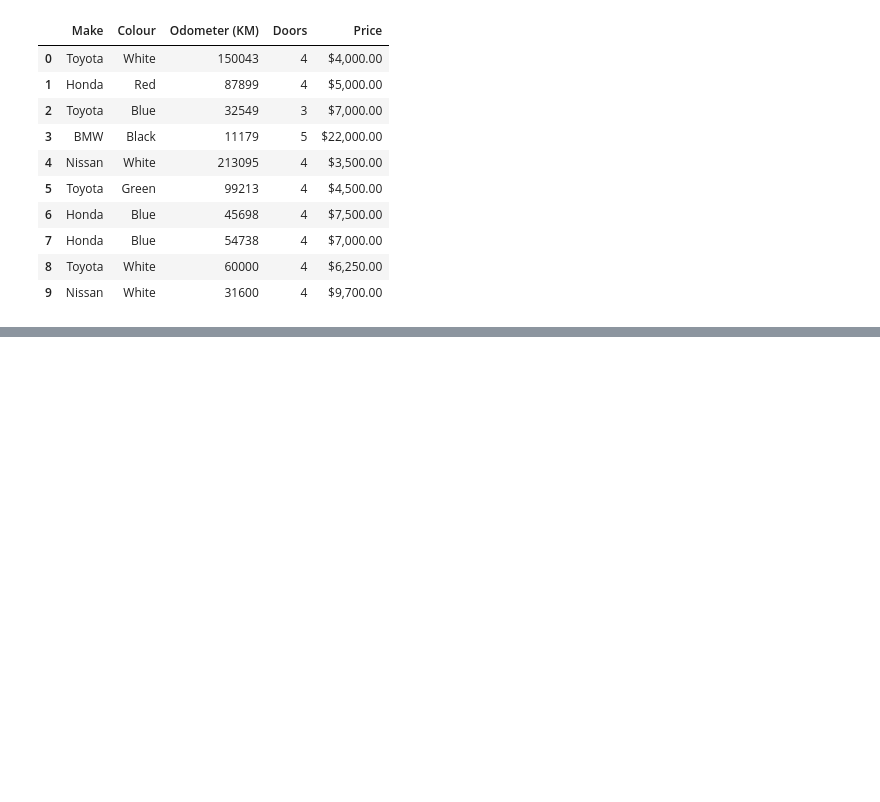
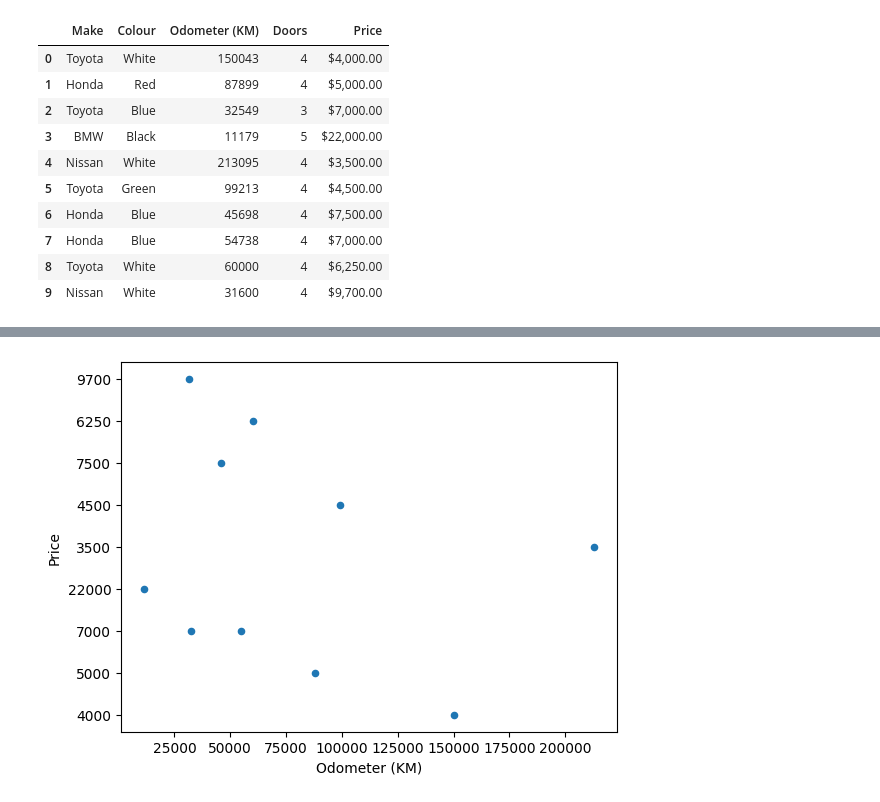
Before and after one commit to danhenriquex/Learning_Data_Science, a Jupyter notebook: matplotlib/Matplotlib.ipynb, the cells around one changed output, grey strips where cells are left out. Cells and saved outputs as stored; diff of their text form; code cells hidden in the pictures; blank space fills up the shorter version.

```diff
--- a/matplotlib/Matplotlib.ipynb
+++ b/matplotlib/Matplotlib.ipynb
@@ -218,0 +264,6 @@ ts.cumsum().plot();
+# %%
+# In case of not working it's possible to reassign the price to be int
+
+car_sales.plot(x="Odometer (KM)", y="Price", kind="scatter");
+# %% [output]
+[figure, added]
```
Also changed, not shown: parts of 50 cells of this notebook, 3 other files.
